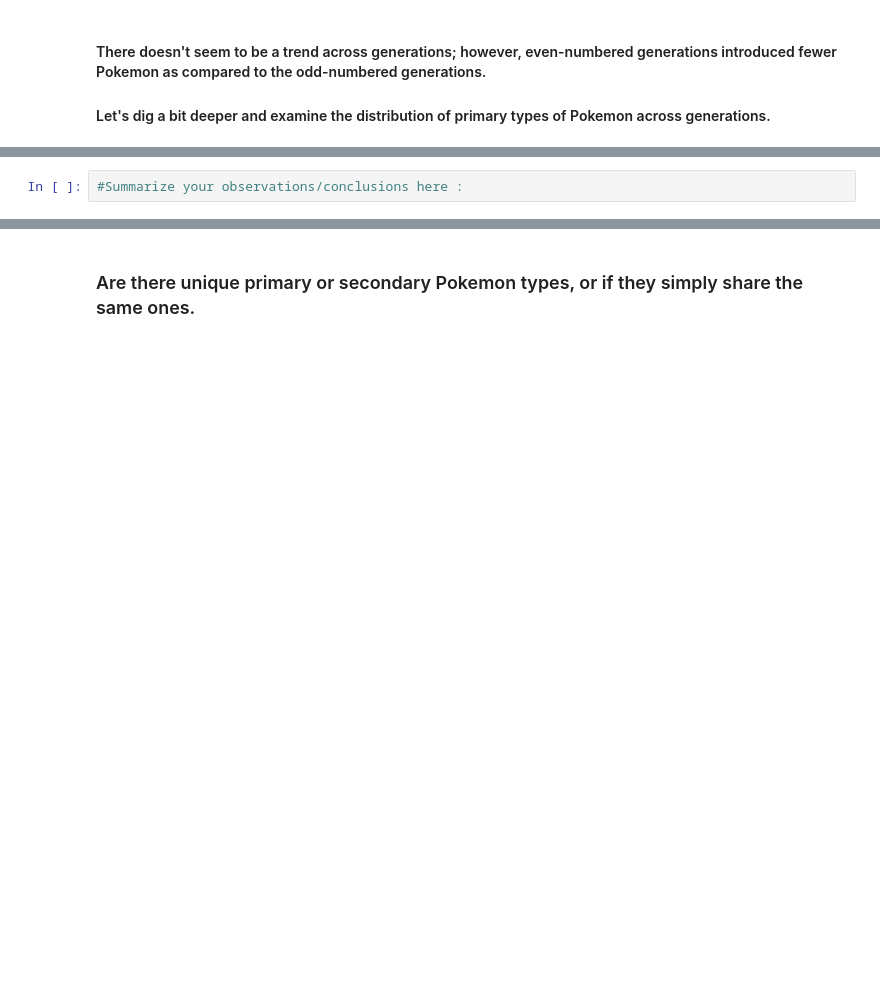
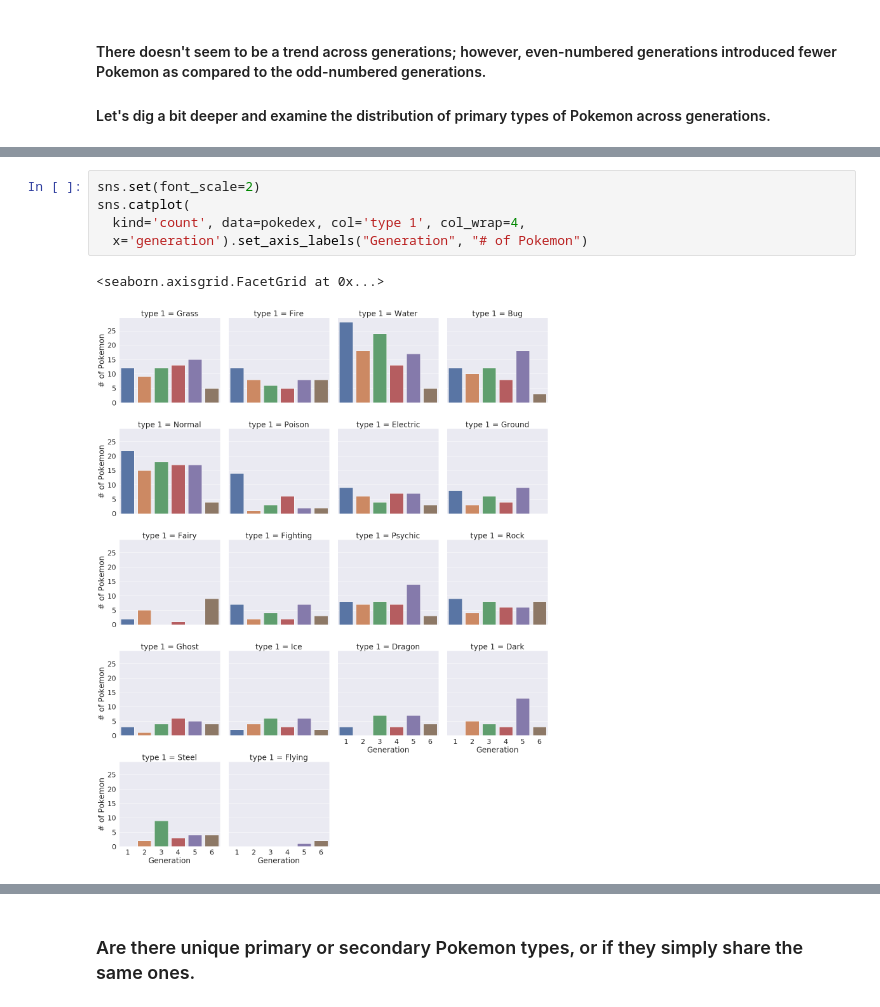
Before and after one commit to Heringer-Epson/Lantern, a Jupyter notebook: course_python/assignment_8/Session_8_assignment_Epson.ipynb, the cells around one changed output, grey strips where cells are left out. Saved outputs shown, nothing was run; the diff lists cells and outputs as text; blank space fills up the shorter version.

```diff
--- a/course_python/assignment_8/Session_8_assignment_Epson.ipynb
+++ b/course_python/assignment_8/Session_8_assignment_Epson.ipynb
@@ -356,2 +294,8 @@ sb.factorplot(kind='count',
-# %%
-#Summarize your observations/conclusions here :
+# %%
+sns.set(font_scale=2)
+sns.catplot(
+  kind='count', data=pokedex, col='type 1', col_wrap=4,
+  x='generation').set_axis_labels("Generation", "# of Pokemon")
+# %% [output]
+<seaborn.axisgrid.FacetGrid at 0x...>
+[figure, added]
```
Also changed, not shown: parts of 34 cells of this notebook, 14 other files.
